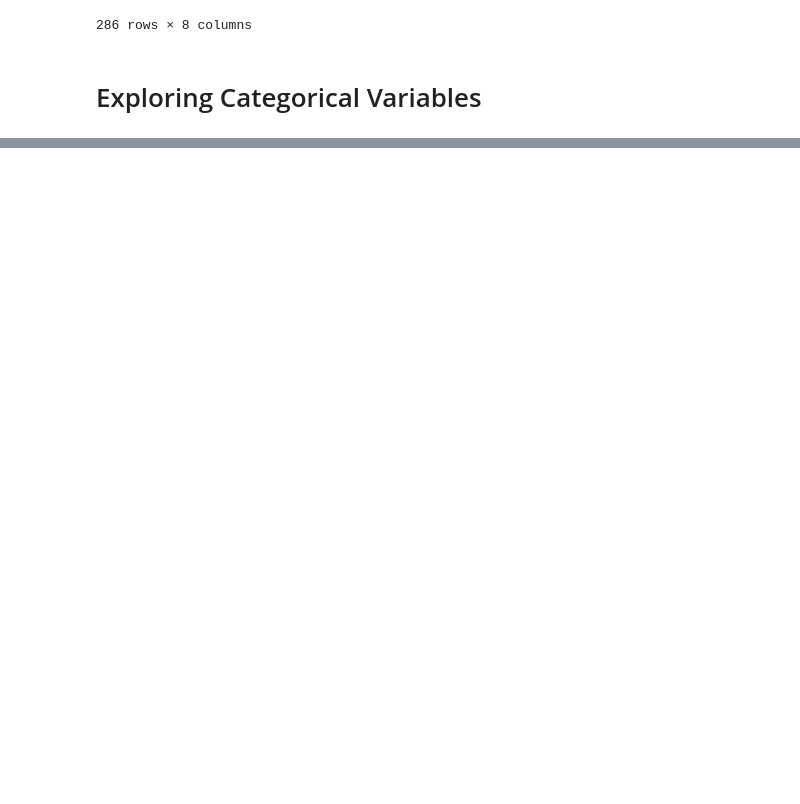
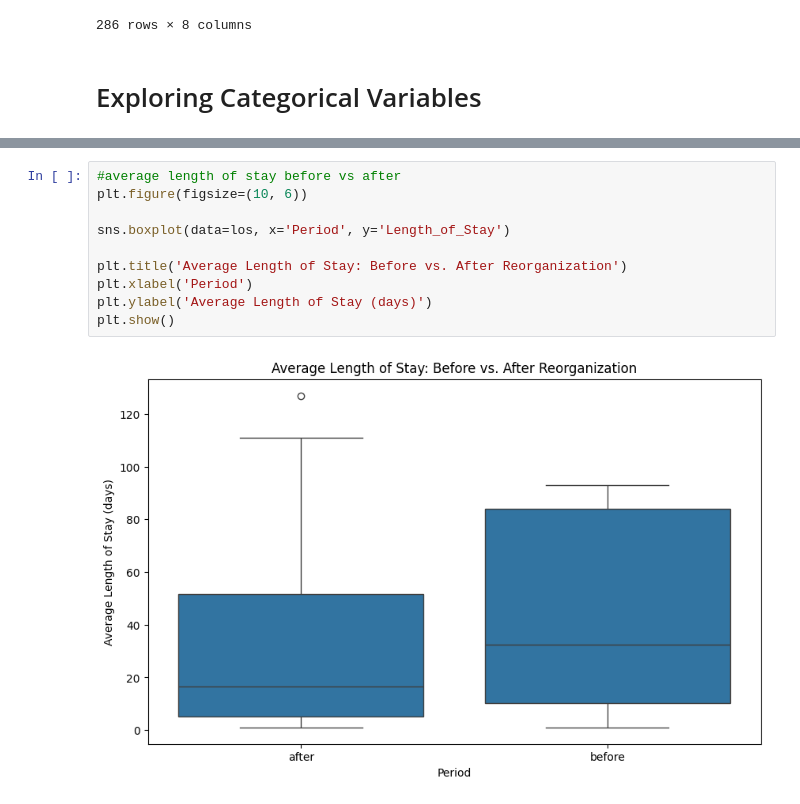
Before and after one commit to tessa-n05/Residential-SUD-Discharge-Analysis, a Jupyter notebook: Hypothesis_project.ipynb, the cells around one changed output, grey strips where cells are left out. Drawn from its saved outputs; the diff is of its cells as text; blank space fills up the shorter version.

```diff
--- a/Hypothesis_project.ipynb
+++ b/Hypothesis_project.ipynb
@@ -99,0 +129,12 @@ plt.show()
+# %%
+#average length of stay before vs after
+plt.figure(figsize=(10, 6))
+
+sns.boxplot(data=los, x='Period', y='Length_of_Stay')
+
+plt.title('Average Length of Stay: Before vs. After Reorganization')
+plt.xlabel('Period')
+plt.ylabel('Average Length of Stay (days)')
+plt.show()
+# %% [output]
+[figure, added]
```
Also changed, not shown: parts of 5 cells of this notebook.
